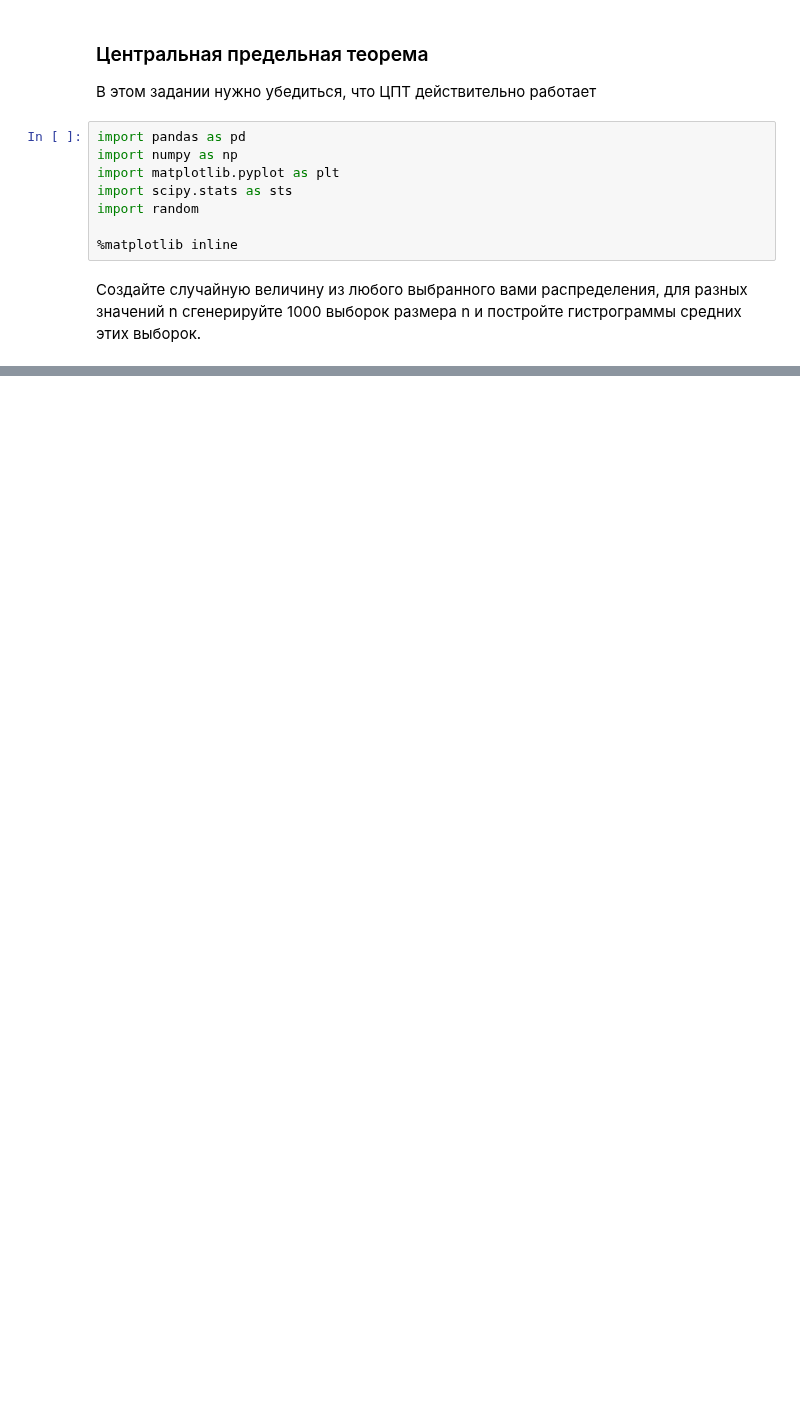
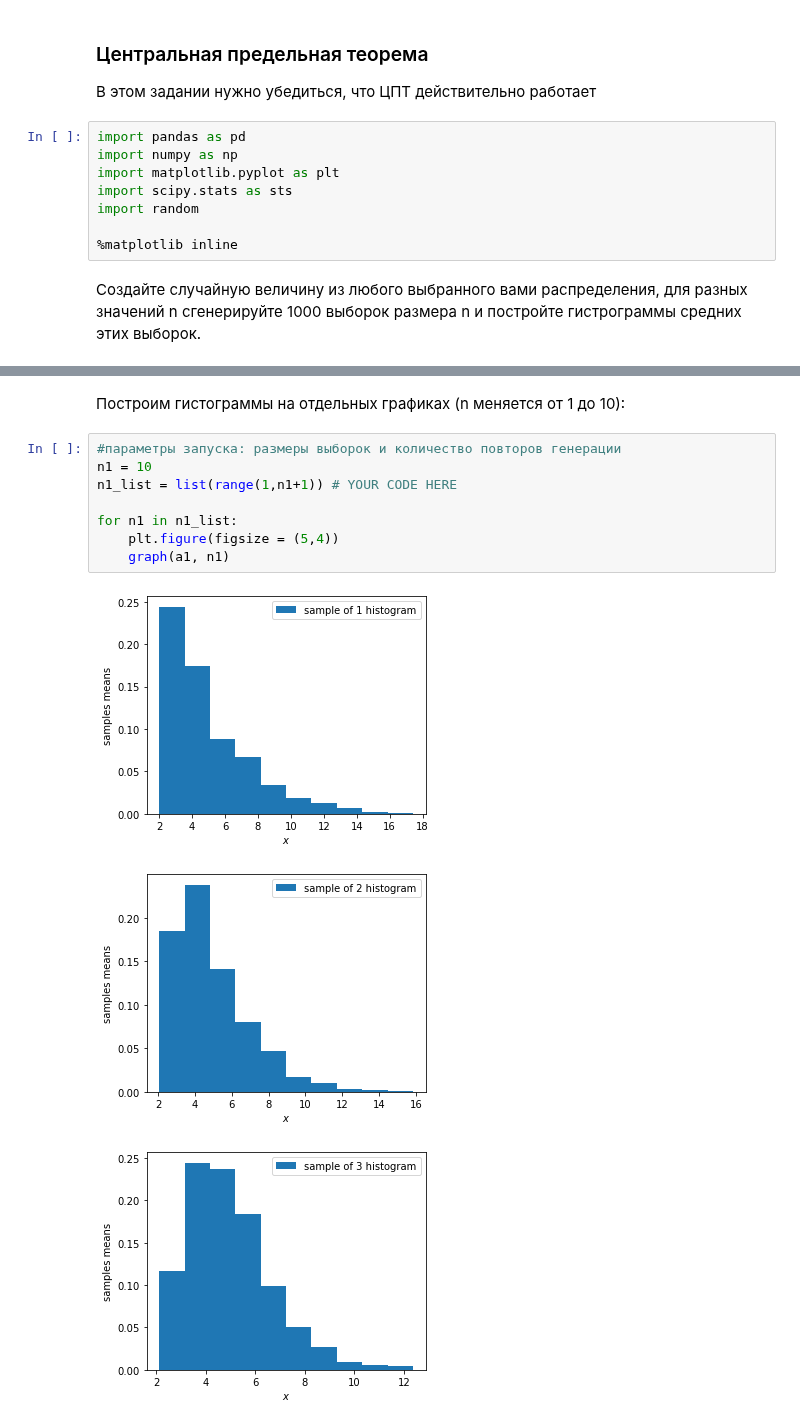
Before and after one commit to Popovonline/Data-Scientist, a Jupyter notebook: MDS-7/ЦПТ и ЗБЧ/HomeWork_9.ipynb, the cells around one changed output, grey strips where cells are left out. Saved outputs shown, nothing was run; the diff lists cells and outputs as text; blank space fills up the shorter version.

```diff
--- a/MDS-7/ЦПТ и ЗБЧ/HomeWork_9.ipynb
+++ b/MDS-7/ЦПТ и ЗБЧ/HomeWork_9.ipynb
@@ -54,0 +63,14 @@ plt.show()
+# %% [markdown]
+Построим гистограммы на отдельных  графиках (n меняется от 1 до 10):
+# %%
+#параметры запуска: размеры выборок и количество повторов генерации
+n1 = 10
+n1_list = list(range(1,n1+1)) # YOUR CODE HERE
+
+for n1 in n1_list:
+    plt.figure(figsize = (5,4))
+    graph(a1, n1)
+# %% [output]
+[figure, added]
+[figure, added]
+[figure, added]
```
Also changed, not shown: parts of 11 cells of this notebook.
